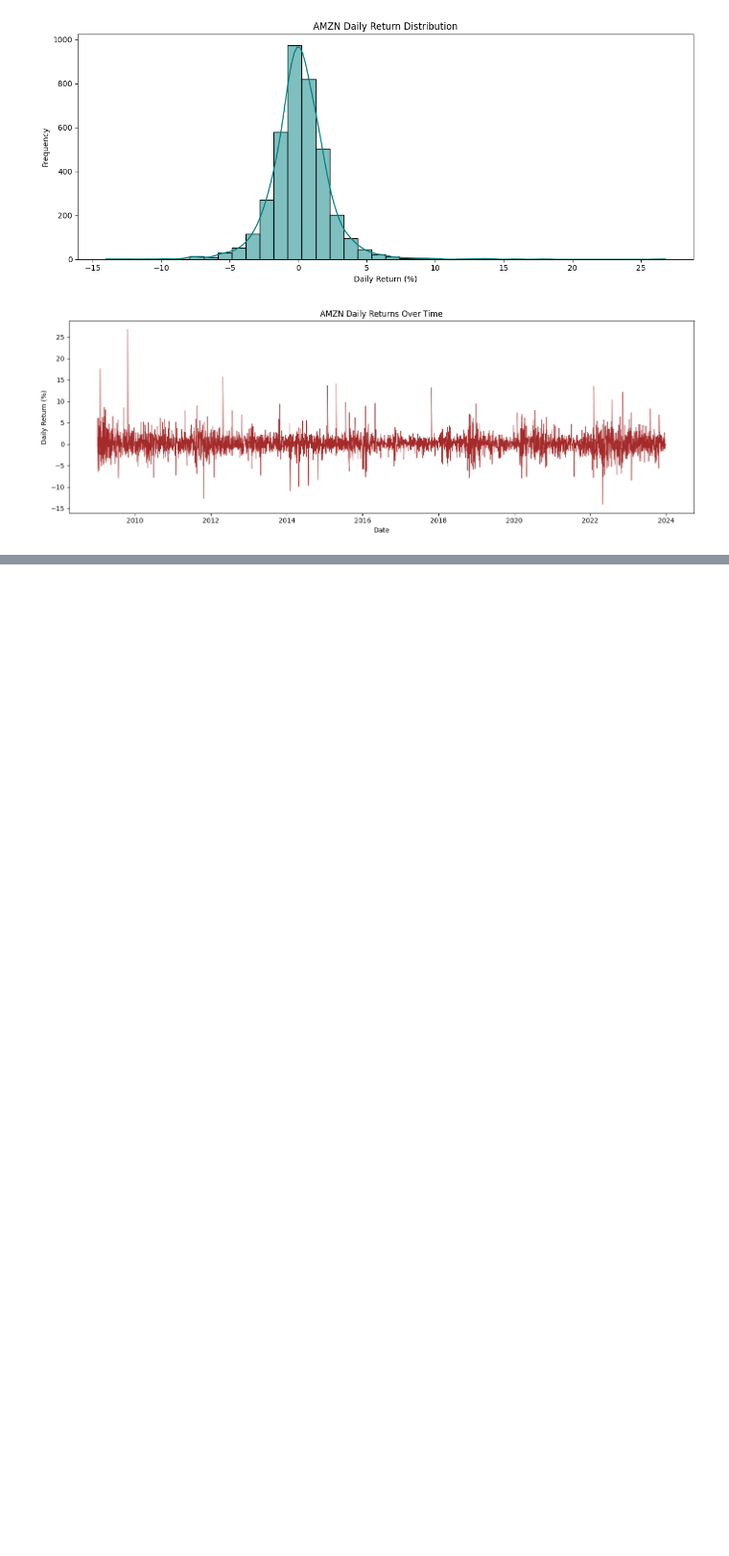
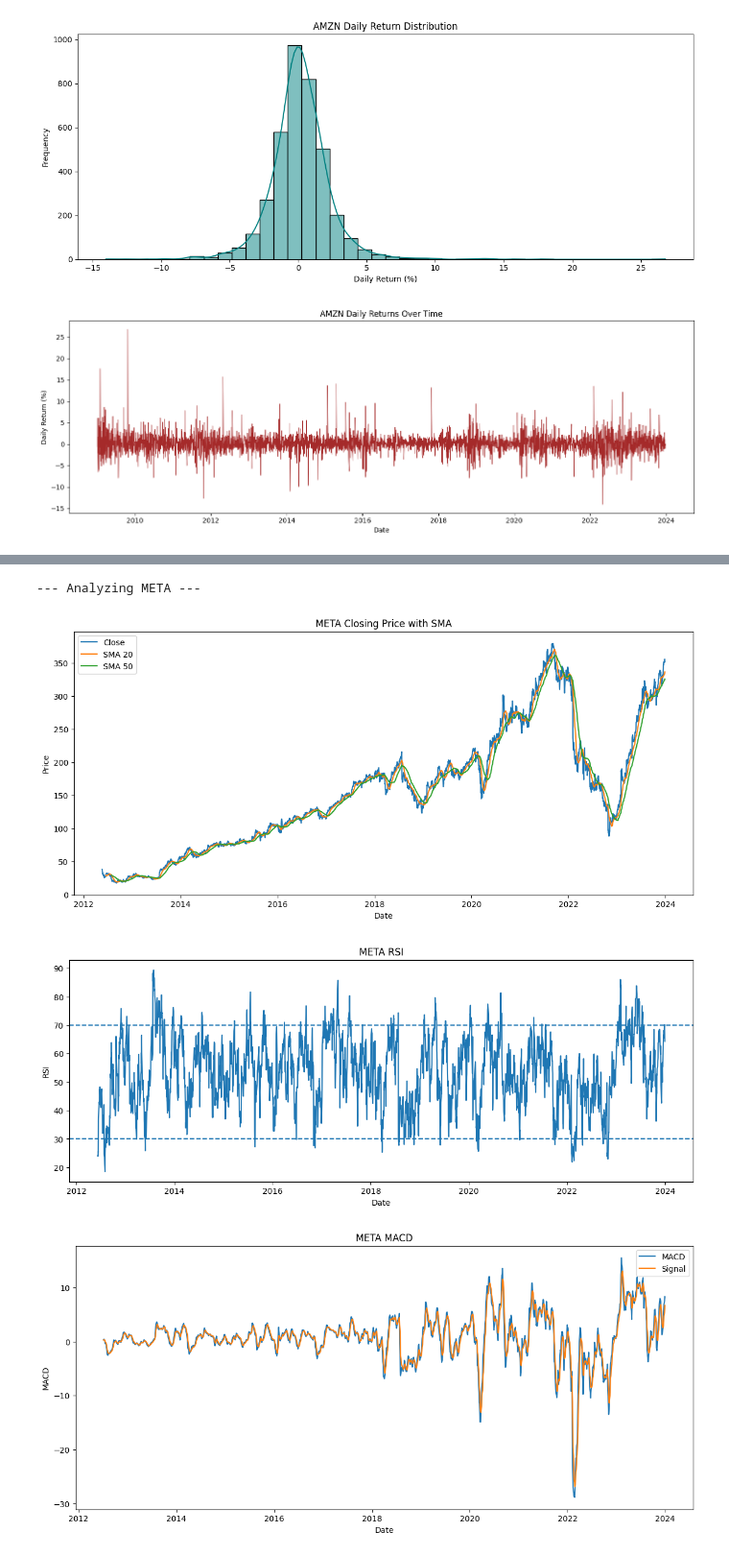
Before and after one commit to Simbogj/news-sentiment-analysis, a Jupyter notebook: notebooks/task2_technical_analysis.ipynb, the cells around one changed output, grey strips where cells are left out. Shown at 96% size. Cells and saved outputs as stored; diff of their text form; code cells hidden in the pictures; blank space fills up the shorter version.

```diff
--- a/notebooks/task2_technical_analysis.ipynb
+++ b/notebooks/task2_technical_analysis.ipynb
@@ -168,0 +256,10 @@ analyze_stock(stock_data[symbol], symbol)
+# %%
+# Analyze META explicitly
+symbol = 'META'
+print(f"--- Analyzing {symbol} ---")
+analyze_stock(stock_data[symbol], symbol)
+# %% [output]
+--- Analyzing META ---
+[figure, added]
+[figure, added]
+[figure, added]
```
Also changed, not shown: parts of 9 cells of this notebook, 1 other file.
